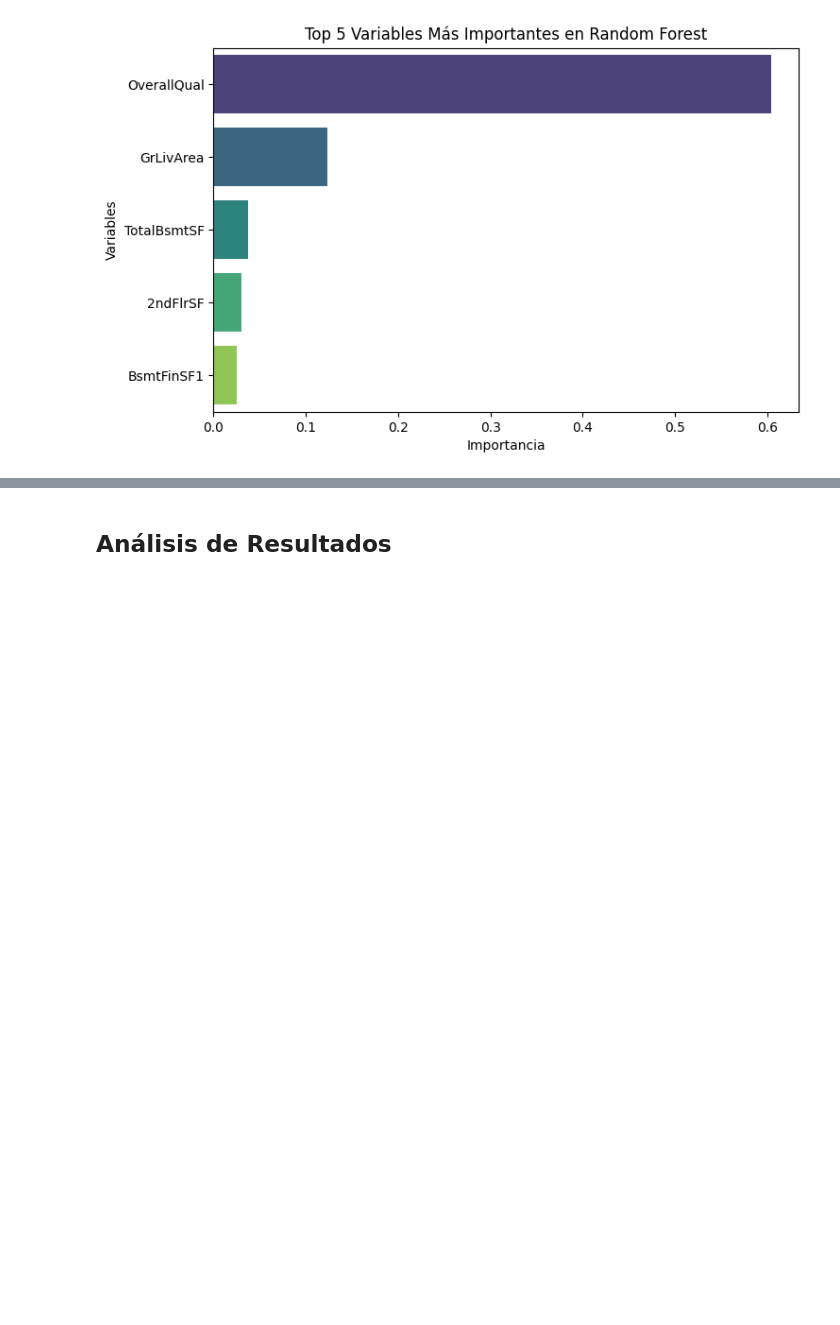
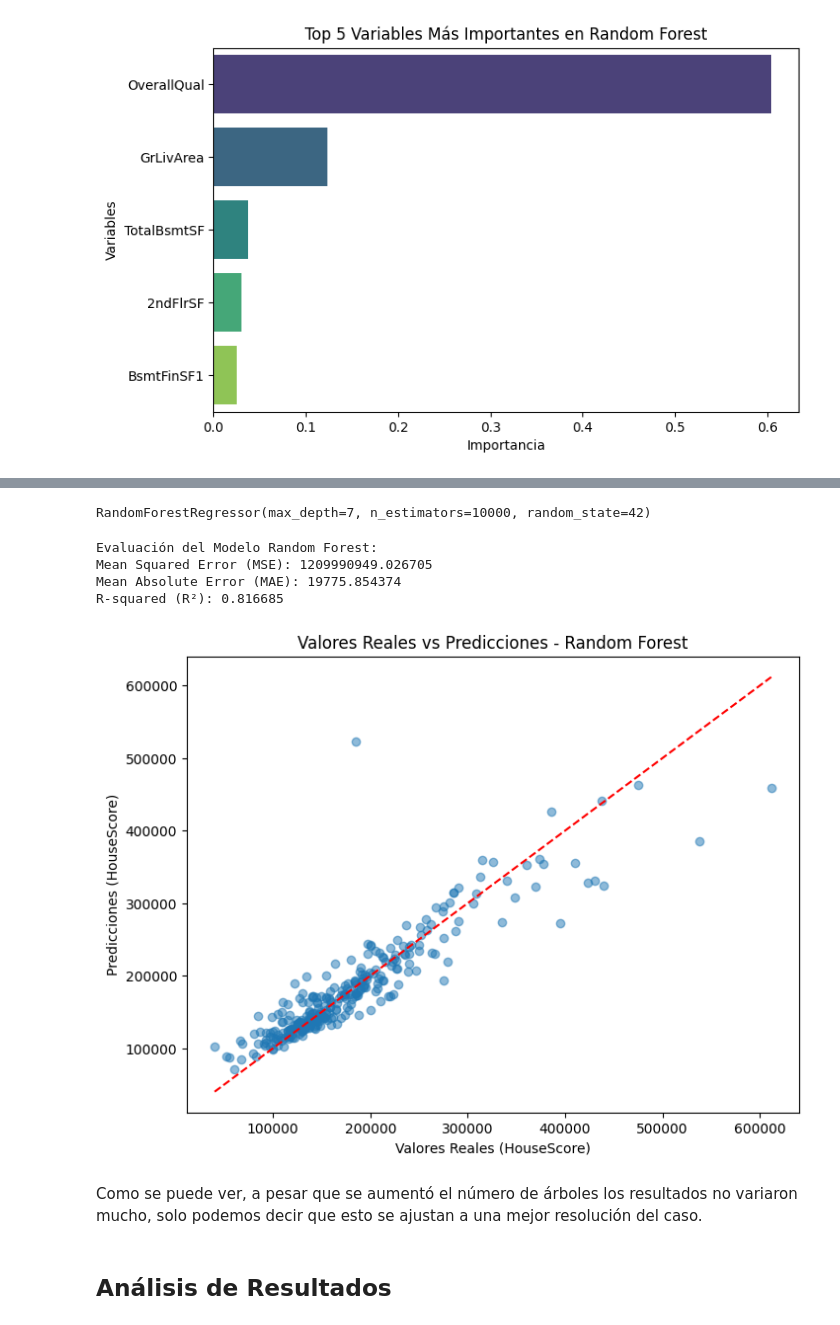
Before and after one commit to DiegoLinares11/Modelos-de-Regresion-Lineal, a Jupyter notebook: Entrega2/Arboles.ipynb, the cells around one changed output, grey strips where cells are left out. Drawn from its saved outputs; the diff is of its cells as text; code cells hidden in the pictures; blank space fills up the shorter version.

```diff
--- a/Entrega2/Arboles.ipynb
+++ b/Entrega2/Arboles.ipynb
@@ -1450,2 +1482,35 @@ Passing `palette` without assigning `hue` is deprecated and will be removed in v
+# %%
+rf_regressor = RandomForestRegressor(n_estimators=10000, random_state = 42, max_depth = 7)
+rf_regressor.fit(X_train, Y_train)
+# %% [output]
+RandomForestRegressor(max_depth=7, n_estimators=10000, random_state=42)
+# %%
+Y_pred = rf_regressor.predict(X_test)
+# %%
+mse = mean_squared_error(Y_test, Y_pred)
+mae = mean_absolute_error(Y_test, Y_pred)
+r2 = r2_score(Y_test, Y_pred)
+
+print("Evaluación del Modelo Random Forest:")
+print(f"Mean Squared Error (MSE): {mse:.6f}")
+print(f"Mean Absolute Error (MAE): {mae:.6f}")
+print(f"R-squared (R²): {r2:.6f}")
+# %% [output]
+Evaluación del Modelo Random Forest:
+Mean Squared Error (MSE): 1209990949.026705
+Mean Absolute Error (MAE): 19775.854374
+R-squared (R²): 0.816685
+# %%
+plt.figure(figsize=(8, 6))
+plt.scatter(Y_test, Y_pred, alpha=0.5)
+plt.plot([min(Y_test), max(Y_test)], [min(Y_test), max(Y_test)], color='red', linestyle='--')  # Línea de referencia
+plt.xlabel("Valores Reales (HouseScore)")
+plt.ylabel("Predicciones (HouseScore)")
+plt.title("Valores Reales vs Predicciones - Random Forest")
+plt.show()
+# %% [output]
+[figure, added]
+# %% [markdown]
+Como se puede ver, a pesar que se aumentó el número de árboles los resultados no variaron mucho, solo podemos decir que esto se ajustan a una mejor resolución del caso.
 # %% [markdown]
 ## Análisis de Resultados
```
Also changed, not shown: parts of 8 cells of this notebook.
